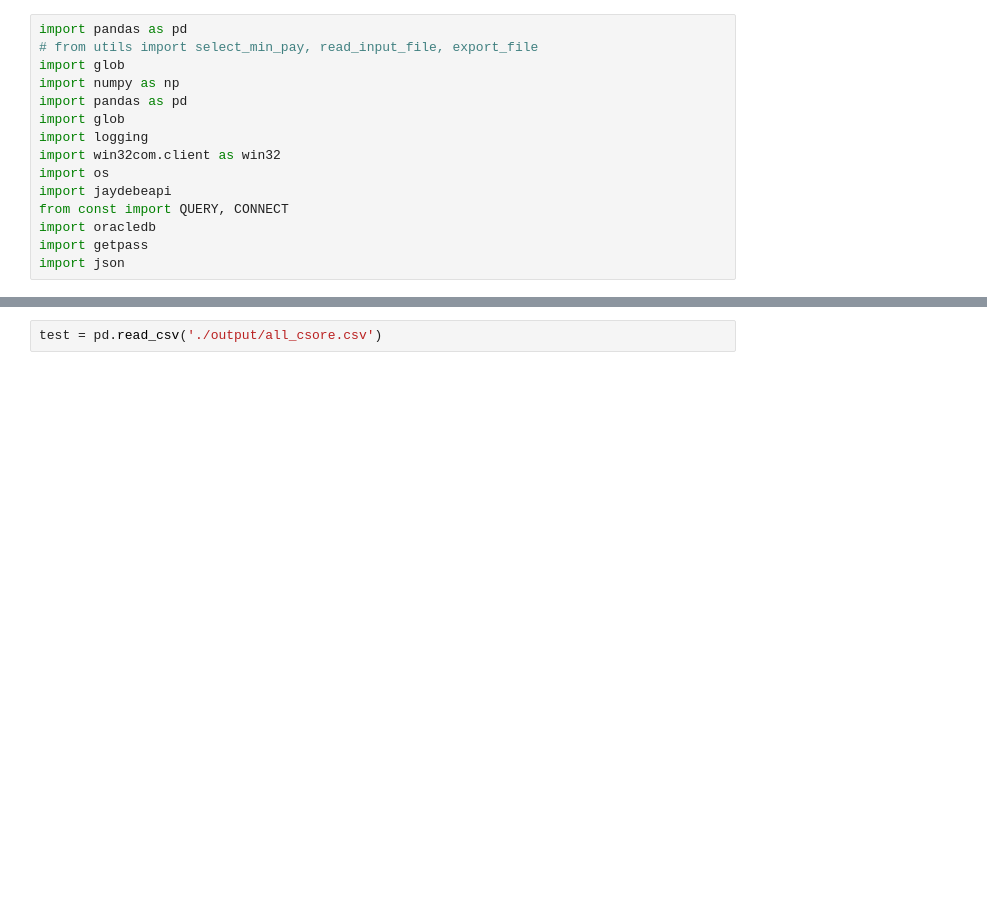
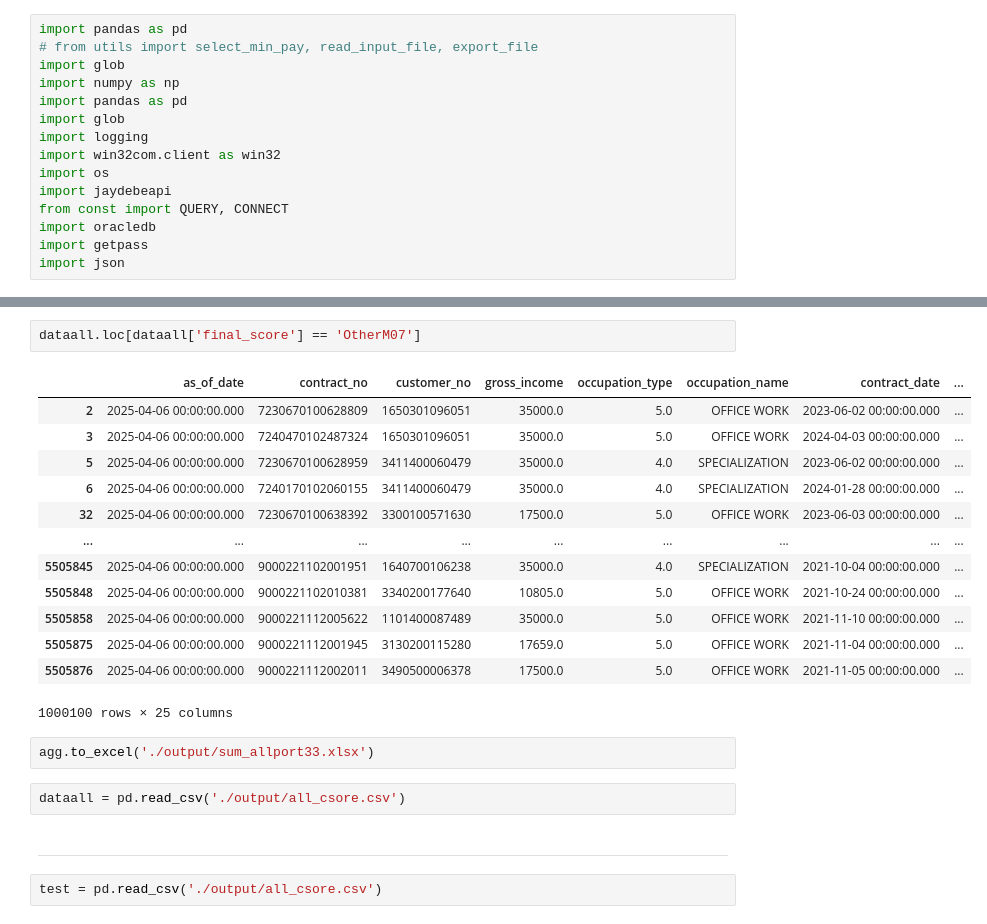
Before and after one commit to Sireetron/kbj_automation, a Jupyter notebook: cscore/cscore_design.ipynb, the cells around one changed output, grey strips where cells are left out. Drawn from its saved outputs; the diff is of its cells as text; blank space fills up the shorter version.

```diff
--- a/cscore/cscore_design.ipynb
+++ b/cscore/cscore_design.ipynb
@@ -16,3 +110,25 @@ import json
+# %%
+dataall.loc[dataall['final_score'] == 'OtherM07']
+# %% [output]
+|  | as_of_date | contract_no | customer_no | gross_income | occupation_type | occupation_name | contract_date | ... |
+| 2 | 2025-04-06 00:00:00.000 | 7230670100628809 | 1650301096051 | 35000.0 | 5.0 | OFFICE WORK | 2023-06-02 00:00:00.000 | ... |
+| 3 | 2025-04-06 00:00:00.000 | 7240470102487324 | 1650301096051 | 35000.0 | 5.0 | OFFICE WORK | 2024-04-03 00:00:00.000 | ... |
+| 5 | 2025-04-06 00:00:00.000 | 7230670100628959 | 3411400060479 | 35000.0 | 4.0 | SPECIALIZATION | 2023-06-02 00:00:00.000 | ... |
+| 6 | 2025-04-06 00:00:00.000 | 7240170102060155 | 3411400060479 | 35000.0 | 4.0 | SPECIALIZATION | 2024-01-28 00:00:00.000 | ... |
+| 32 | 2025-04-06 00:00:00.000 | 7230670100638392 | 3300100571630 | 17500.0 | 5.0 | OFFICE WORK | 2023-06-03 00:00:00.000 | ... |
+| ... | ... | ... | ... | ... | ... | ... | ... | ... |
+| 5505845 | 2025-04-06 00:00:00.000 | 9000221102001951 | 1640700106238 | 35000.0 | 4.0 | SPECIALIZATION | 2021-10-04 00:00:00.000 | ... |
+| 5505848 | 2025-04-06 00:00:00.000 | 9000221102010381 | 3340200177640 | 10805.0 | 5.0 | OFFICE WORK | 2021-10-24 00:00:00.000 | ... |
+| 5505858 | 2025-04-06 00:00:00.000 | 9000221112005622 | 1101400087489 | 35000.0 | 5.0 | OFFICE WORK | 2021-11-10 00:00:00.000 | ... |
+| 5505875 | 2025-04-06 00:00:00.000 | 9000221112001945 | 3130200115280 | 17659.0 | 5.0 | OFFICE WORK | 2021-11-04 00:00:00.000 | ... |
+| 5505876 | 2025-04-06 00:00:00.000 | 9000221112002011 | 3490500006378 | 17500.0 | 5.0 | OFFICE WORK | 2021-11-05 00:00:00.000 | ... |
+1000100 rows × 25 columns
+# %%
+agg.to_excel('./output/sum_allport33.xlsx')
+# %%
+dataall = pd.read_csv('./output/all_csore.csv')
+# %% [markdown]
+----
 # %%
 test = pd.read_csv('./output/all_csore.csv')
 # %%
```
Also changed, not shown: parts of 14 cells of this notebook, 7 other files.
